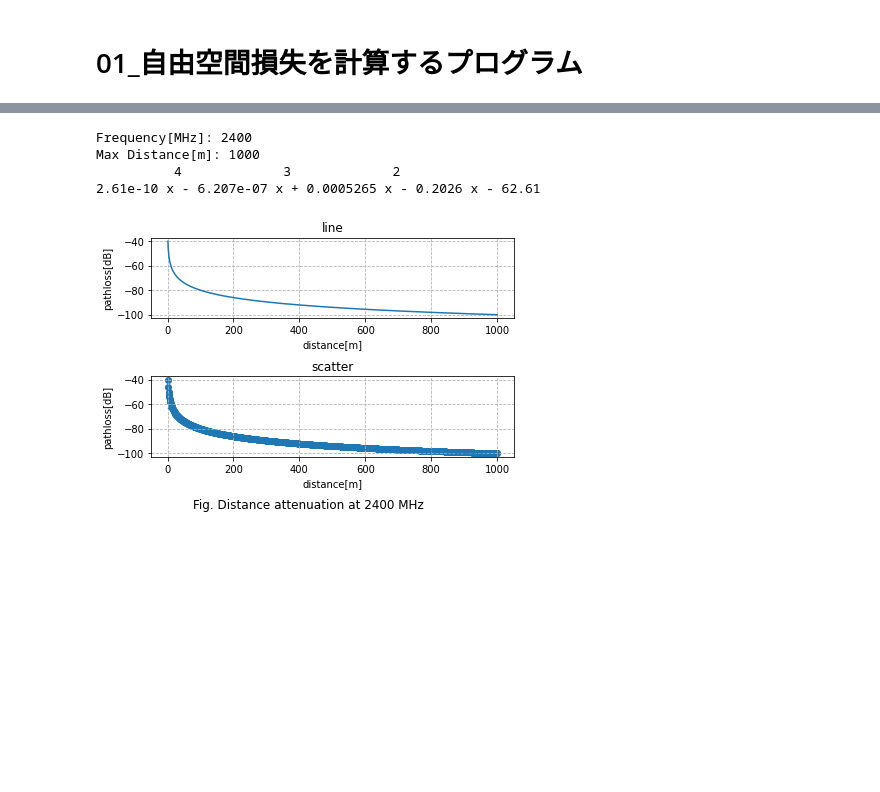
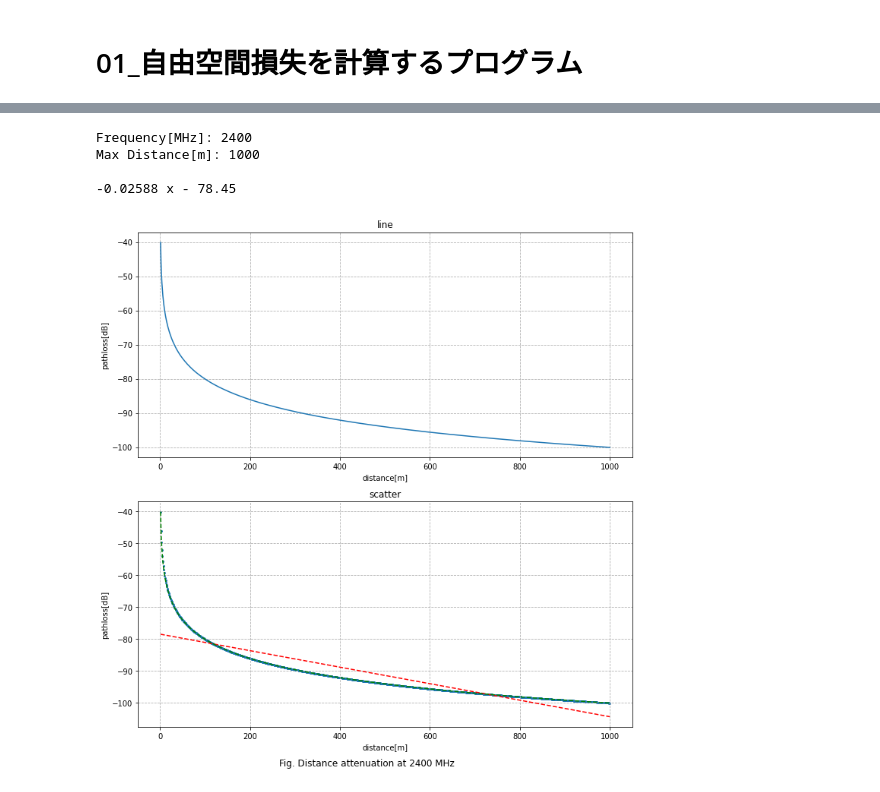
Before and after one commit to akita-NITH/dsp, a Jupyter notebook: ディジタル信号処理.ipynb, the cells around one changed output, grey strips where cells are left out. Drawn from its saved outputs; the diff is of its cells as text; code cells hidden in the pictures; blank space fills up the shorter version.

```diff
--- a/ディジタル信号処理.ipynb
+++ b/ディジタル信号処理.ipynb
@@ -7,6 +58,8 @@ Interface2021年5月号p.23
 # %%
 import numpy as np
 import matplotlib.pyplot as plt
+from scipy import interpolate
+from google.colab import files
 
 SPEED_OF_LIGHT = 299792458.0    # 光速[m/s]
 DIV_N = 1000.0                  # 横軸データ分割数
@@ -15,52 +68,61 @@ DIV_N = 1000.0                  # 横軸データ分割数
 def CalcPathloss(freq, d):
     _lambda = SPEED_OF_LIGHT / freq             # 波長計算，lambdaは予約語なので_lambdaとした
     loss = (4.0 * np.pi * d / _lambda) **2      # 減衰値の計算
-    return loss
+    loss_db = -10.0 * np.log10(loss)            # 減衰値[dB]換算
+    return loss_db
 
 # グラフ描画
-def PlotPathloss(freq, dist, loss_db):
+def PlotPathloss(freq, d, loss_db):
     fig_title = "Fig. Distance attenuation at %d MHz"%(freq / (10**6))      # figureオブジェクトタイトルの内容
-    fig = plt.figure()                                                      # figureオブジェクト生成，https://matplotlib.org/stable/api/_as_gen/matplotlib.pyplot.figure.html
+    fig = plt.figure(figsize=(10,10))                                       # figureオブジェクト生成，https://matplotlib.org/stable/api/_as_gen/matplotlib.pyplot.figure.html
     plt.suptitle(fig_title, x = 0.5, y = 0, fontfamily= 'sans-serif')       # figオブジェクト内の指定位置（中央下部）にタイトル表示，https://matplotlib.org/stable/api/_as_gen/matplotlib.pyplot.suptitle.html
 
     ax1 = fig.add_subplot(211)      # figに属するAxesオブジェクトを作成（2行1列1番目），https://matplotlib.org/stable/api/figure_api.html#matplotlib.figure.Figure.add_subplot
     plt.title('line')               # グラフタイトル，https://matplotlib.org/stable/api/_as_gen/matplotlib.pyplot.title.html
     plt.xlabel('distance[m]')       # 横軸ラベル，https://matplotlib.org/stable/api/_as_gen/matplotlib.pyplot.xlabel.html
     plt.ylabel('pathloss[dB]')      # 縦軸ラベル，https://matplotlib.org/stable/api/_as_gen/matplotlib.pyplot.ylabel.html
     plt.grid(linestyle='--')        # 目盛線（破線），https://matplotlib.org/stable/api/_as_gen/matplotlib.pyplot.grid.html
-    plt.plot(dist, loss_db, drawstyle='default')        # 折れ線グラフ，https://matplotlib.org/stable/api/_as_gen/matplotlib.pyplot.plot.html
+    plt.plot(d, loss_db, drawstyle='default')        # 折れ線グラフ，https://matplotlib.org/stable/api/_as_gen/matplotlib.pyplot.plot.html
 # グラフ練習用
+    ## 散布図
     ax2 = fig.add_subplot(212)      # figに属するAxesオブジェクトを作成（2行1列2番目），https://matplotlib.org/stable/api/figure_api.html#matplotlib.figure.Figure.add_subplot
     plt.title('scatter')            # グラフタイトル，https://matplotlib.org/stable/api/_as_gen/matplotlib.pyplot.title.html
     plt.xlabel('distance[m]')       # 横軸ラベル，https://matplotlib.org/stable/api/_as_gen/matplotlib.pyplot.xlabel.html
     plt.ylabel('pathloss[dB]')      # 縦軸ラベル，https://matplotlib.org/stable/api/_as_gen/matplotlib.pyplot.ylabel.html
     plt.grid(linestyle='--')        # 目盛線（破線），https://matplotlib.org/stable/api/_as_gen/matplotlib.pyplot.grid.html
-    plt.scatter(dist, loss_db)      # 散布図，https://matplotlib.org/stable/api/_as_gen/matplotlib.pyplot.scatter.html
-    coefficient_poly = np.polyfit(dist, loss_db, 4)     # 近似係数データの並び，https://numpy.org/doc/stable/reference/generated/numpy.polyfit.html#numpy.polyfit
-    func_poly = np.poly1d(coefficient_poly)             # 多項式表現，https://numpy.org/doc/stable/reference/generated/numpy.poly1d.html#numpy.poly1d
-    print(func_poly)                                    # 近似線の多項式表示
-    loss_db_l = func_poly(dist)                         # 多項式表現の式で縦軸データ計算
-    plt.plot(dist, loss_db_l, '--')                     # 折れ線グラフ（破線），https://matplotlib.org/stable/api/_as_gen/matplotlib.pyplot.plot.html
+    plt.scatter(d, loss_db, s = 4)  # 散布図，https://matplotlib.org/stable/api/_as_gen/matplotlib.pyplot.scatter.html
+    ## 多項式近似
+    fitpoly_order = 1                                            # 近似線の多項式の次数
+    coefficient_poly = np.polyfit(d, loss_db, fitpoly_order)     # 近似係数データの並び，https://numpy.org/doc/stable/reference/generated/numpy.polyfit.html#numpy.polyfit
+    func_poly = np.poly1d(coefficient_poly)                      # 多項式表現，https://numpy.org/doc/stable/reference/generated/numpy.poly1d.html#numpy.poly1d
+    print(func_poly)                                             # 近似線の多項式表示
+    loss_db_l = func_poly(d)                                     # 多項式表現の式で縦軸データ計算
+    plt.plot(d, loss_db_l, 'r--')                                # 折れ線グラフ（破線），https://matplotlib.org/stable/api/_as_gen/matplotlib.pyplot.plot.html
+    ## 補完線
+    d1 = np.arange(dist / DIV_N, dist , dist / (DIV_N * 10))          # 補完用横軸データ
+    func_ip6 = interpolate.interp1d(d, loss_db, kind="quadratic")     # 2次スプライン補完，https://docs.scipy.org/doc/scipy/reference/generated/scipy.interpolate.interp1d.html#scipy.interpolate.interp1d
+    loss_db1 = func_ip6(d1);                                          # 補完関数で縦軸データ計算
+    plt.plot(d1, loss_db1, 'g--')                                     # 折れ線グラフ（破線），https://matplotlib.org/stable/api/_as_gen/matplotlib.pyplot.plot.html
 
     plt.tight_layout()          # グラフ描画領域が重複しないようにレイアウト調整
-    fig.savefig("test.png")
     plt.show()                  # すべてのfigureオブジェクトを表示，https://matplotlib.org/stable/api/_as_gen/matplotlib.pyplot.show.html#matplotlib.pyplot.show
+    fig.savefig("test.png")     # 画像ファイル保存，https://matplotlib.org/stable/api/_as_gen/matplotlib.pyplot.savefig.html
+    files.download("test.png")  # 画像ファイルダウンロード，https://colab.research.google.com/notebooks/io.ipynb?hl=ja#scrollTo=hauvGV4hV-Mh
 
 # メイン
 if __name__ == "__main__":
-    # 入力部
+    ## 入力部
     print("Frequency[MHz]: ", end='')
     freq = float(input()) * 10**6
     print("Max Distance[m]: ", end='')
     dist = float(input())
-    # 演算部
+    ## 演算部
     d = np.arange(dist / DIV_N, dist + dist / DIV_N, dist / DIV_N)     # 横軸データ生成，https://numpy.org/doc/stable/reference/generated/numpy.arange.html
-    loss = CalcPathloss(freq, d)        # 減衰量計算
-    loss_db = -10.0 * np.log10(loss)    # 減衰量計算[dB]換算
-    PlotPathloss(freq, d, loss_db)      # グラフ描画
+    loss_db = CalcPathloss(freq, d)        # 減衰量計算
+    PlotPathloss(freq, d, loss_db)         # グラフ描画
 # %% [output]
 Frequency[MHz]: 2400
 Max Distance[m]: 1000
-          4             3             2
-2.61e-10 x - 6.207e-07 x + 0.0005265 x - 0.2026 x - 62.61
+
+-0.02588 x - 78.45
-[figure, old version]
+[figure, new version]
```
Also changed, not shown: parts of 3 cells of this notebook.
